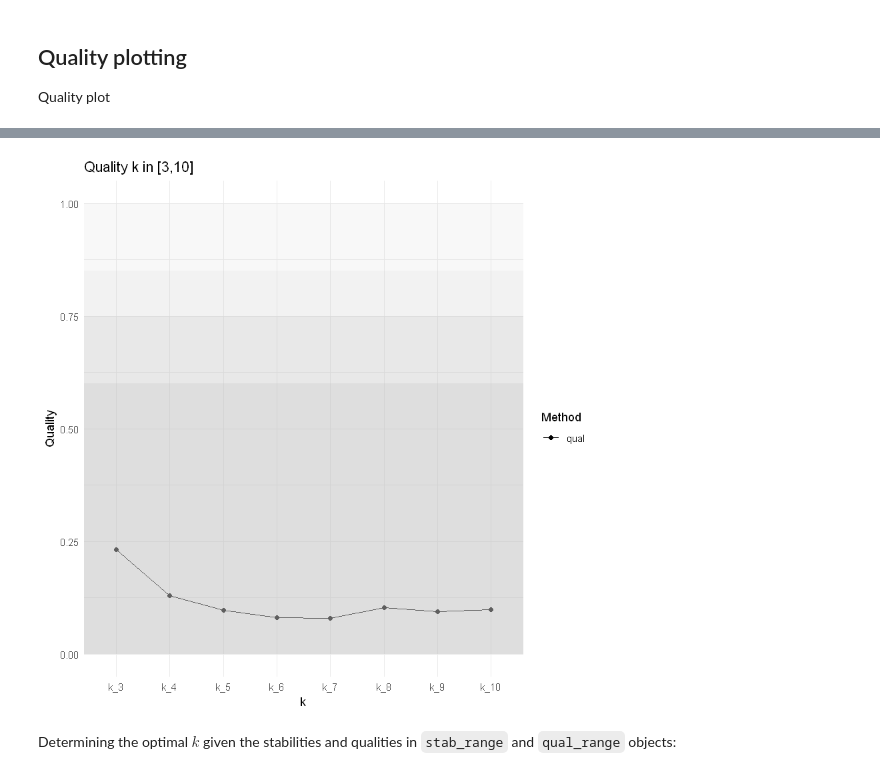
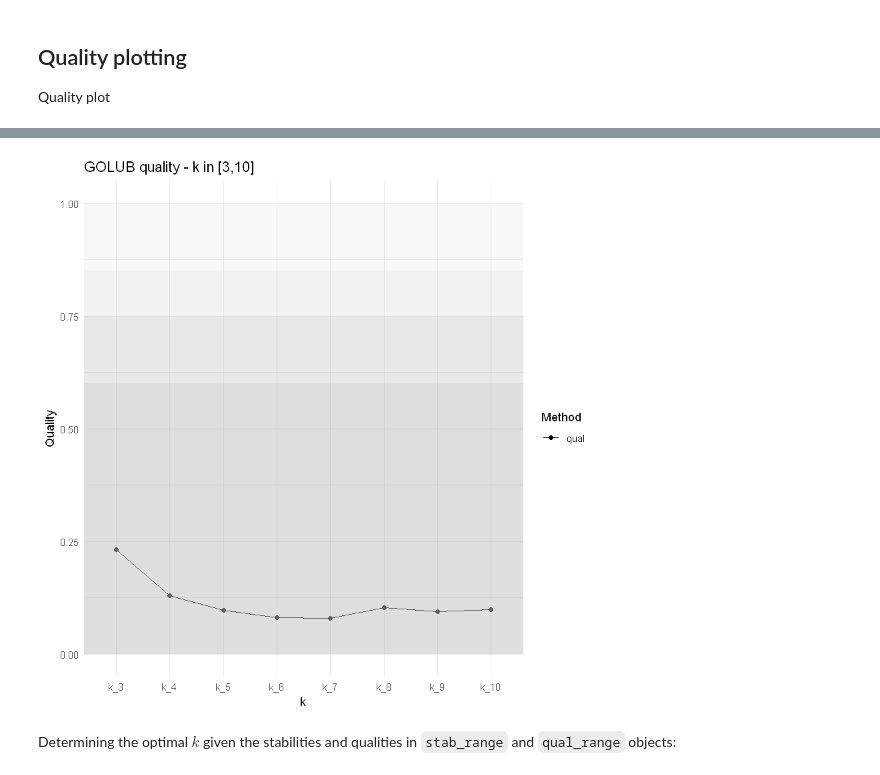
Before and after one commit to neobernad/evaluomeR, a Jupyter notebook: notebooks/use_cases/golub.ipynb, the cells around one changed output, grey strips where cells are left out. Saved outputs shown, nothing was run; the diff lists cells and outputs as text; code cells hidden in the pictures.

```diff
--- a/notebooks/use_cases/golub.ipynb
+++ b/notebooks/use_cases/golub.ipynb
@@ -330,29 +330,29 @@ p +
 # %%
 # Grayscale
 
 grayscale_colors <- c("black", "darkgray", "gray", "lightgray", "white")
 
 
 p <- ggplot(qual_melt, aes(x = variable, y = value, color = Method, group = Method)) +
   geom_point() +
   geom_line() +
   scale_color_manual(values = grayscale_colors) +
   labs(
-    title = paste0('Quality k in [', k.range[1], ",", k.range[2], ']'),
+    title = paste0('GOLUB quality - k in [', k.range[1], ",", k.range[2], ']'),
     x = 'k',
     y = 'Quality'
   ) +
   scale_y_continuous(limits = c(0, 1)) +
   theme_minimal()
 
 # Adding grayscale rectangles
 p +
   annotate("rect", xmin = -Inf, xmax = Inf, ymin = 0.85, ymax = 1, alpha = 0.1, fill = "gray") +
   annotate("rect", xmin = -Inf, xmax = Inf, ymin = 0.75, ymax = 0.85, alpha = 0.2, fill = "gray") +
   annotate("rect", xmin = -Inf, xmax = Inf, ymin = 0.6, ymax = 0.75, alpha = 0.35, fill = "gray") +
   annotate("rect", xmin = -Inf, xmax = Inf, ymin = 0, ymax = 0.6, alpha = 0.5, fill = "gray")
 # %% [output]
-[figure, old version]
+[figure, new version]
 # %% [markdown]
 Determining the optimal $k$ given the stabilities and qualities in `stab_range` and `qual_range` objects:
 # %%
```
Also changed, not shown: parts of 6 cells of this notebook.
